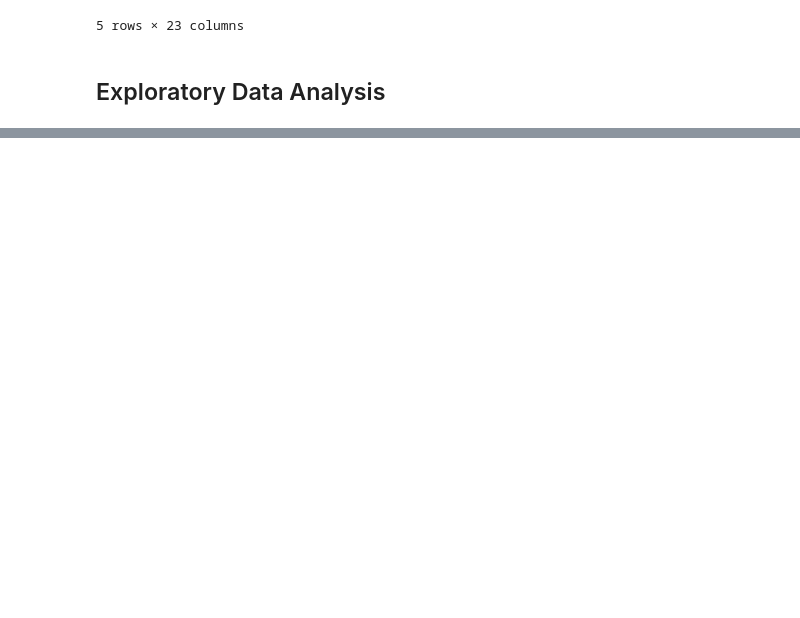
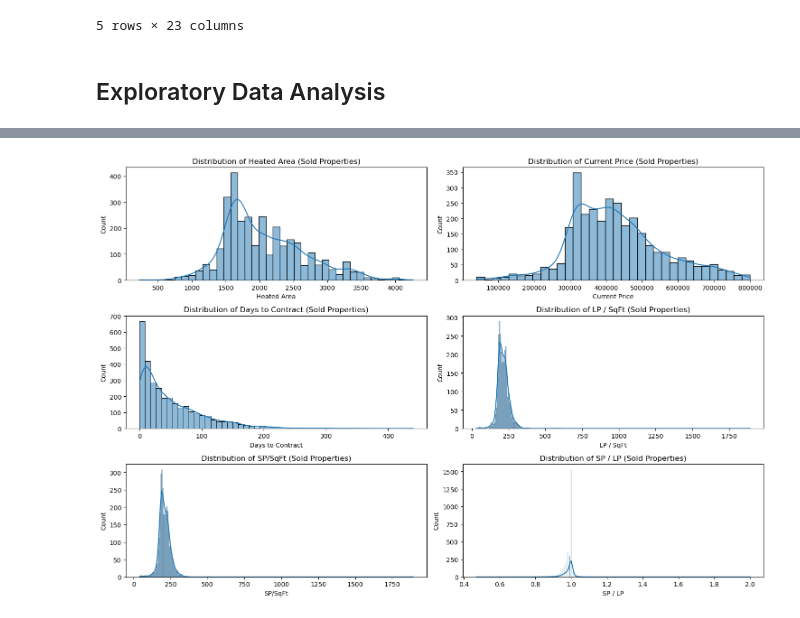
Before and after one commit to OmniaBekheet/Optimal-Pricing-Strategy-for-Quick-Sales---Capstone-3, a Jupyter notebook: Optimal Pricing Strategy for Quick Sales/Optimal Pricing Strategy for Quick Sales.ipynb, the cells around one changed output, grey strips where cells are left out. Cells and saved outputs as stored; diff of their text form; code cells hidden in the pictures; blank space fills up the shorter version.

```diff
--- a/Optimal Pricing Strategy for Quick Sales/Optimal Pricing Strategy for Quick Sales.ipynb
+++ b/Optimal Pricing Strategy for Quick Sales/Optimal Pricing Strategy for Quick Sales.ipynb
@@ -311,0 +388,12 @@ lux_data.head()
+# %%
+# Histegram for numeric variables
+numeric_cols = ['Heated Area', 'Current Price', 'Days to Contract', 'LP / SqFt', 'SP/SqFt', 'SP / LP']
+fig, axes = plt.subplots(3, 2, figsize=(15, 10))
+for i, col in enumerate(numeric_cols):
+    sns.histplot(sld_data[col].dropna(), kde=True, ax=axes[i // 2, i % 2])
+    axes[i // 2, i % 2].set_title(f'Distribution of {col} (Sold Properties)')
+
+plt.tight_layout()
+plt.show()
+# %% [output]
+[figure, added]
```
Also changed, not shown: parts of 74 cells of this notebook.
